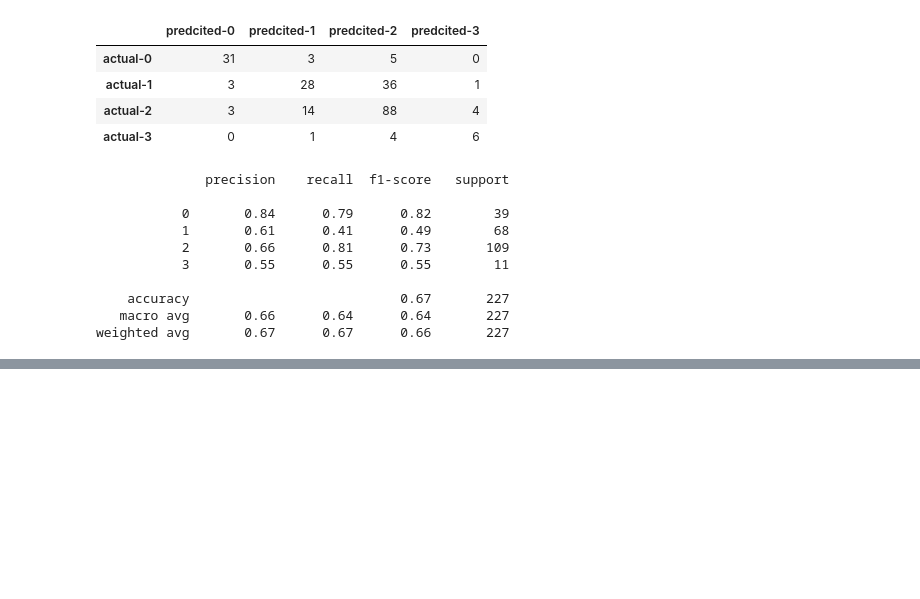
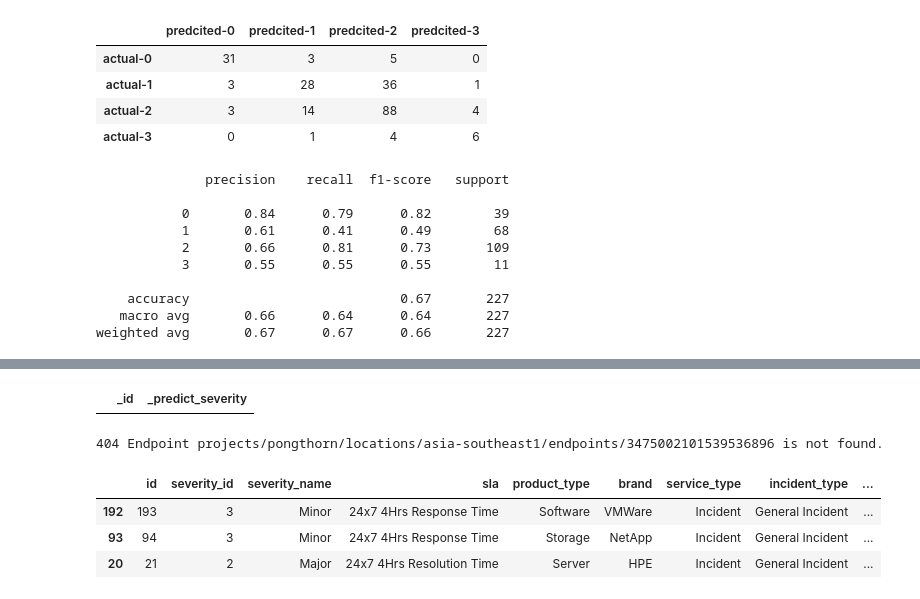
Before and after one commit to technqvi/MyYoutube-Demo, a Jupyter notebook: google_data_ai/t5-evaluate-model-prediction.ipynb, the cells around one changed output, grey strips where cells are left out. Cells and saved outputs as stored; diff of their text form; code cells hidden in the pictures; blank space fills up the shorter version.

```diff
--- a/google_data_ai/t5-evaluate-model-prediction-on-test-data.ipynb
+++ b/google_data_ai/t5-evaluate-model-prediction.ipynb
@@ -269,0 +238,30 @@ weighted avg       0.67      0.67      0.66       227
+# %%
+pdPrediction=pd.DataFrame(columns=['_id','_predict_severity'])
+pdPrediction
+# %% [output]
+|  | _id | _predict_severity |
+# %%
+#ame=demo_tf_incident_endpoint
+#sevice account= my_service_account
+
+
+isEndpointAvaiable=True
+listRequestData=[]
+try:
+    ENDPOINT_ID="3475002101539536896"
+    endpoint = aiplatform.Endpoint(endpoint_name=f"projects/{projectId}/locations/{REGION}/endpoints/{ENDPOINT_ID}")
+    print(endpoint)
+    isEndpointAvaiable=True
+except Exception as error:
+    print(str(error))
+# %% [output]
+404 Endpoint projects/pongthorn/locations/asia-southeast1/endpoints/3475002101539536896 is not found.
+# %%
+dfNewForOnline=dfNewData.copy()
+dfNewForOnline=dfNewForOnline.sample(3)
+dfNewForOnline
+# %% [output]
+|  | id | severity_id | severity_name | sla | product_type | brand | service_type | incident_type | ... |
+| 192 | 193 | 3 | Minor | 24x7 4Hrs Response Time | Software | VMWare | Incident | General Incident | ... |
+| 93 | 94 | 3 | Minor | 24x7 4Hrs Response Time | Storage | NetApp | Incident | General Incident | ... |
+| 20 | 21 | 2 | Major | 24x7 4Hrs Resolution Time | Server | HPE | Incident | General Incident | ... |
```
Also changed, not shown: parts of 6 cells of this notebook, 1 other file.
